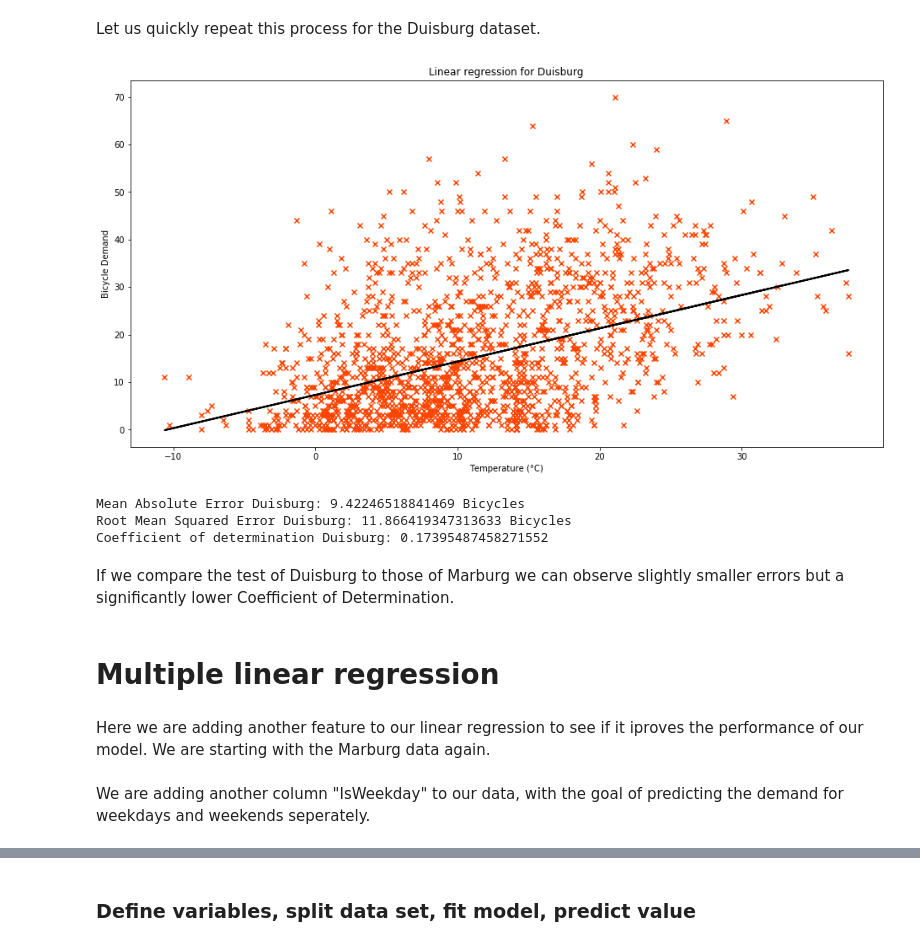
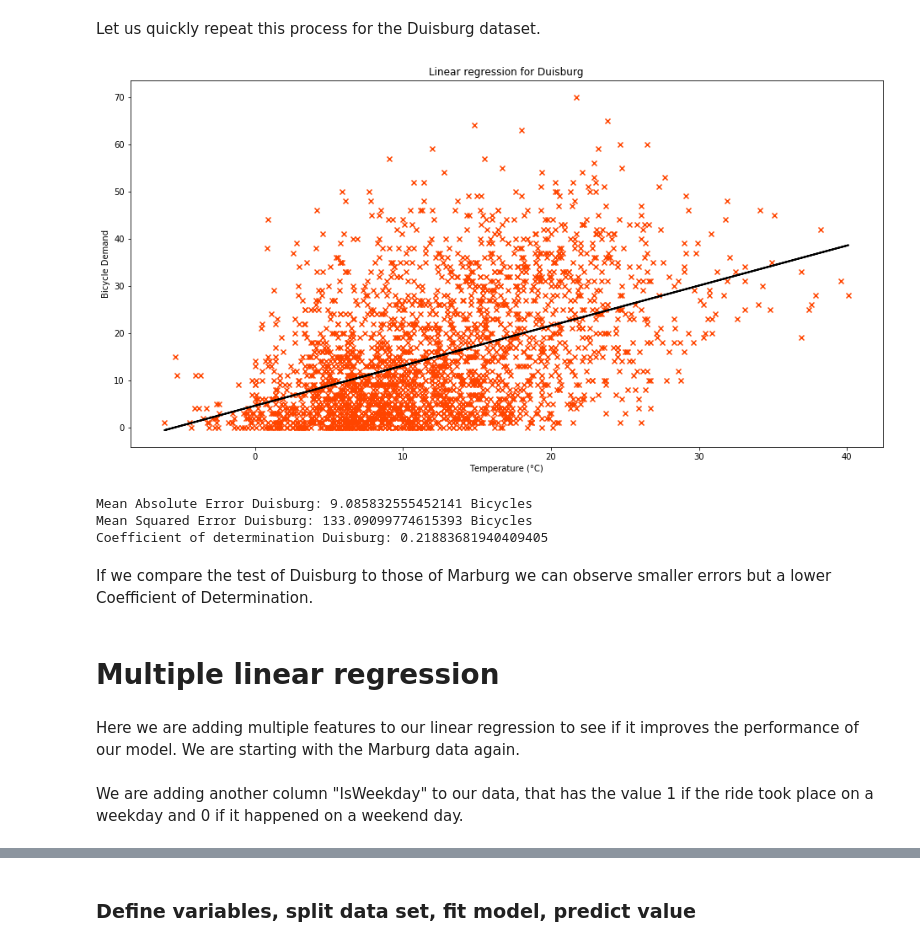
Before and after one commit to mogottsch/dsml_2020_magma, a Jupyter notebook: 3_predictive_analytics/Linear Regression.ipynb, the cells around one changed output, grey strips where cells are left out. Drawn from its saved outputs; the diff is of its cells as text; code cells hidden in the pictures.

Commit message:
Linear Regression Cleanup :)

```diff
--- a/3_predictive_analytics/Linear Regression.ipynb
+++ b/3_predictive_analytics/Linear Regression.ipynb
@@ -26,11 +29,11 @@ duisburg_weather = pd.read_pickle("../0_data/weather/duisburg_weather.pkl")
 # %%
 marburg_weather["h"]= marburg_weather.index
 marburg["h"]=marburg.index.floor(freq='h')
-marburgWeather = pd.merge(marburg, marburg_weather, how='left', left_on='h', right_on='h')
+marburgWeather = pd.merge(marburg, marburg_weather, how='right', left_on='h', right_on='h')
 
 duisburg_weather["h"]= duisburg_weather.index
 duisburg["h"]=duisburg.index.floor(freq='h')
-duisburgWeather = pd.merge(duisburg, duisburg_weather, how='left', left_on='h', right_on='h')
+duisburgWeather = pd.merge(duisburg, duisburg_weather, how='right', left_on='h', right_on='h')
 # %% [markdown]
 We now have the temperature data available for every single ride.
 # %% [markdown]
@@ -131,11 +123,10 @@ As you can see, the error metrics for our linear model are relatively bad, with
 Let us quickly repeat this process for the Duisburg dataset.
 # %%
 yd = duisburgWeather.resample('H', on="h").count()["day"].values
-# day of year
+
 xd = duisburgWeather.resample('H', on="h").max()['temperature'].values.reshape(-1,1)
-xd = np.nan_to_num(xm, nan = 10.511236338797794)
 
-xd_train, xd_test, yd_train, yd_test = train_test_split(xd, yd, test_size=0.2, random_state=0)
+xd_train, xd_test, yd_train, yd_test = train_test_split(xd, yd, test_size=0.3, random_state=0)
 
 linear_model_dui = LinearRegression()
 
@@ -147,36 +138,35 @@ y_true_d = yd_test
 # %%
 plt.figure(figsize = (16,8))
 
 plt.scatter(xd_test, yd_test, marker="x", color = 'orangered')
 plt.xlabel("Temperature (°C)")
 plt.ylabel("Bicycle Demand")
 plt.title("Linear regression for Duisburg")
 
-plt.plot(xd_test, y_pred_d, color = 'black', linewidth = 2, label='hier kommt noch ein label hin')
+plt.plot(xd_test, y_pred_d, color = 'black', linewidth = 2)
 
 xlim, ylim =(plt.gca().get_xlim(), plt.gca().get_ylim())
 plt.xlim(xlim)
 plt.ylim(ylim)
-#plt.legend()
 plt.show()
 # %% [output]
-[figure, old version]
+[figure, new version]
 # %%
 print("Mean Absolute Error Duisburg:",mean_absolute_error(y_true_d, y_pred_d),"Bicycles")
-print("Root Mean Squared Error Duisburg:",mean_squared_error(y_true_d, y_pred_d)**0.5,"Bicycles")
+print("Mean Squared Error Duisburg:",mean_squared_error(y_true_d, y_pred_d),"Bicycles")
 print("Coefficient of determination Duisburg:",r2_score(y_true_d, y_pred_d))
 # %% [output]
-Mean Absolute Error Duisburg: 9.42246518841469 Bicycles
-Root Mean Squared Error Duisburg: 11.866419347313633 Bicycles
-Coefficient of determination Duisburg: 0.17395487458271552
+Mean Absolute Error Duisburg: 9.085832555452141 Bicycles
+Mean Squared Error Duisburg: 133.09099774615393 Bicycles
+Coefficient of determination Duisburg: 0.21883681940409405
 # %% [markdown]
-If we compare the test of Duisburg to those of Marburg we can observe  slightly smaller errors but a significantly lower Coefficient of Determination.
+If we compare the test of Duisburg to those of Marburg we can observe smaller errors but a lower Coefficient of Determination.
 # %% [markdown]
 # Multiple linear regression
 # %% [markdown]
-Here we are adding another feature to our linear regression to see if it iproves the performance of our model. We are starting with the Marburg data again.
+Here we are adding multiple features to our linear regression to see if it improves the performance of our model. We are starting with the Marburg data again.
 # %% [markdown]
-We are adding another column "IsWeekday" to our data, with the goal of predicting the demand for weekdays and weekends seperately.
+We are adding another column "IsWeekday" to our data, that has the value 1 if the ride took place on a weekday and 0 if it happened on a weekend day.
 # %%
 def weekday_check (dt):
     day_count = dt.weekday()
```
Also changed, not shown: parts of 26 cells of this notebook.
